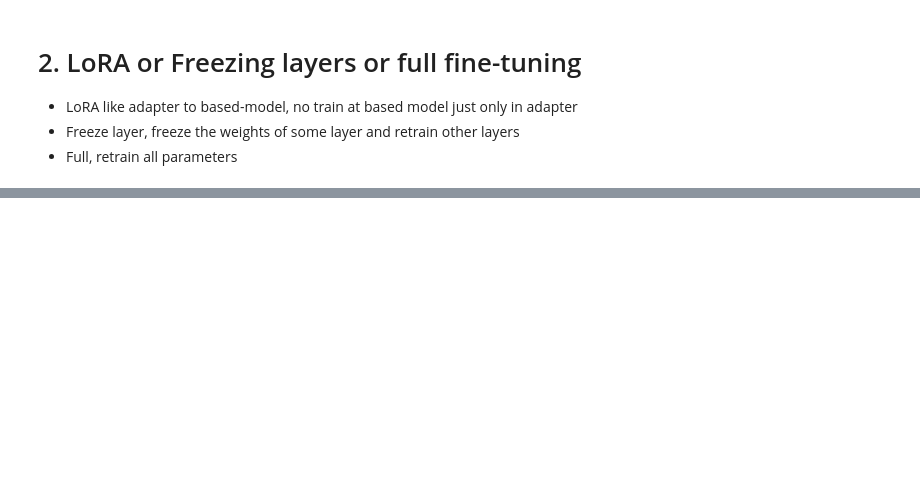
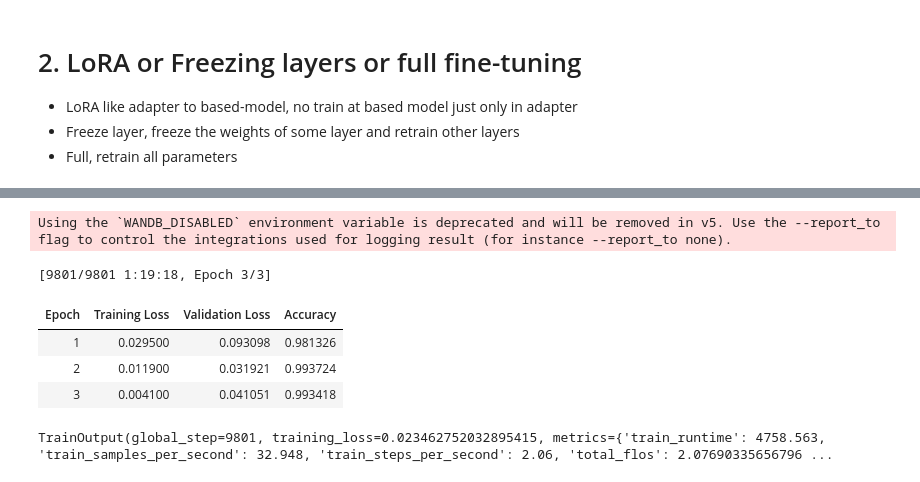
Before and after one commit to Sirapop12345/sp, a Jupyter notebook: Testing Fine-tuning & Data Preparation.ipynb, the cells around one changed output, grey strips where cells are left out. Saved outputs shown, nothing was run; the diff lists cells and outputs as text; code cells hidden in the pictures; blank space fills up the shorter version.

```diff
--- a/Testing Fine-tuning & Data Preparation.ipynb
+++ b/Testing Fine-tuning & Data Preparation.ipynb
@@ -1605,0 +1875,34 @@ print('validation set = {} records, test set= {} records'.format(y_valid.shape[0
+# %%
+training_args = TrainingArguments(
+    eval_strategy="epoch",
+    output_dir="./results_freeze",
+    learning_rate=2e-5,
+    per_device_train_batch_size=16,
+    per_device_eval_batch_size=16,
+    num_train_epochs=3,
+    weight_decay=0.01,
+    logging_dir='./logs',
+    save_strategy="steps",
+    save_steps = 1000,
+)
+
+# Initialize Trainer
+trainer = Trainer(
+    model=model,
+    args=training_args,
+    train_dataset=train_dataset,
+    eval_dataset=val_dataset,
+    tokenizer = tokenizer,
+    compute_metrics=compute_metrics,
+)
+
+# Fine-tune the model
+trainer.train()
+# %% [output]
+Using the `WANDB_DISABLED` environment variable is deprecated and will be removed in v5. Use the --report_to flag to control the integrations used for logging result (for instance --report_to none).
+[9801/9801 1:19:18, Epoch 3/3]
+| Epoch | Training Loss | Validation Loss | Accuracy |
+| 1 | 0.029500 | 0.093098 | 0.981326 |
+| 2 | 0.011900 | 0.031921 | 0.993724 |
+| 3 | 0.004100 | 0.041051 | 0.993418 |
+TrainOutput(global_step=9801, training_loss=0.023462752032895415, metrics={'train_runtime': 4758.563, 'train_samples_per_second': 32.948, 'train_steps_per_second': 2.06, 'total_flos': 2.07690335656796 ...
```
Also changed, not shown: parts of 35 cells of this notebook.
